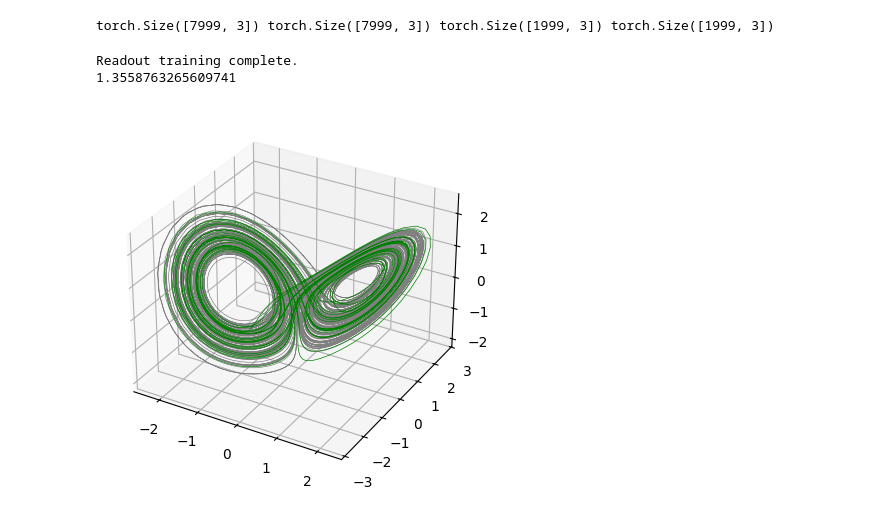
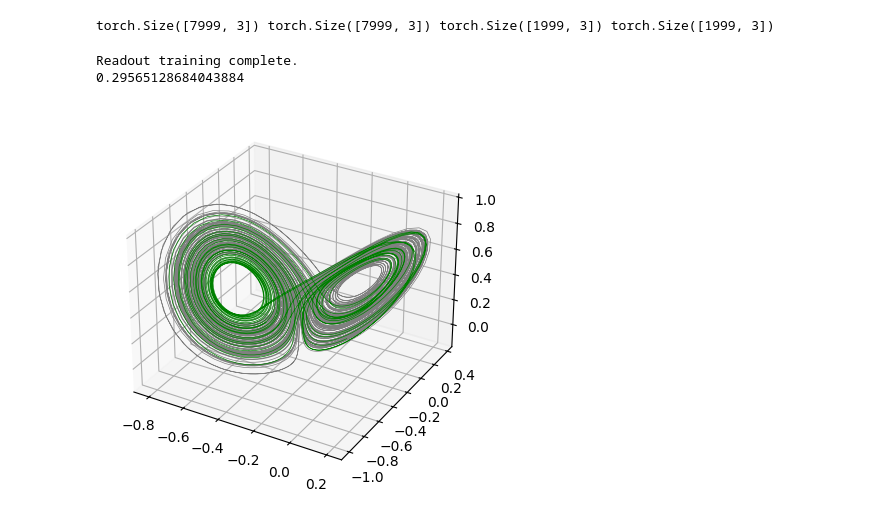
Before and after one commit to jaychotaliya987/Reservoir_Pytorch, a Jupyter notebook: Examples/roughwork.ipynb, the cells around one changed output. Saved outputs shown, nothing was run; the diff lists cells and outputs as text; code cells hidden in the pictures.

```diff
--- a/Examples/roughwork.ipynb
+++ b/Examples/roughwork.ipynb
@@ -112,7 +112,7 @@ from reservoirgrid.models import Reservoir
 dataset = np.genfromtxt("../reservoirgrid/datasets/Lorenz_fine.csv", delimiter=",", skip_header=1)
 dataset = dataset[:, 1:]  # Remove time column
 
-dataset = discretization.normalize_data(dataset)
+dataset = utils.normalize_data(dataset)
 train_data, test_data = train_test_split(dataset, test_size=0.2, shuffle=False)
 
 input_train = torch.tensor(train_data[:-1],dtype=torch.float32)
@@ -127,25 +127,27 @@ torch.Size([7999, 3]) torch.Size([7999, 3]) torch.Size([1999, 3]) torch.Size([19
 # %%
 reservoir = Reservoir(
     input_dim=3,
+    reservoir_dim=1000,
     output_dim=3,
-    reservoir_dim=1000,
-    spectral_radius=0.9,
-    sparsity=0.95,
-    input_scaling=0.7,
-    leak_rate=0.3)
+    spectral_radius=0.95,
+    leak_rate=0.55,
+    sparsity=0.8,
+    input_scaling=0.5,
+    noise_level = 0.01
+)
 
 reservoir.train_readout(input_train, target_train, warmup=200)
 
 predictions = reservoir.predict(input_train, len(target_test))
 print(reservoir.RMSE(target_test, predictions))
 predictions = predictions.detach().cpu().numpy()
 
 fig = plt.figure()
 ax = plt.axes(projection='3d')
 ax.plot3D(dataset[:, 0], dataset[:, 1], dataset[:, 2], 'gray', linewidth=0.5)
 ax.plot3D(predictions[:, 0], predictions[:, 1], predictions[:, 2], linewidth=0.5, color='green')
 plt.show()
 # %% [output]
 Readout training complete.
-1.3558763265609741
+0.29565128684043884
-[figure, old version]
+[figure, new version]
```
Also changed, not shown: parts of 10 cells of this notebook, 8 other files.
